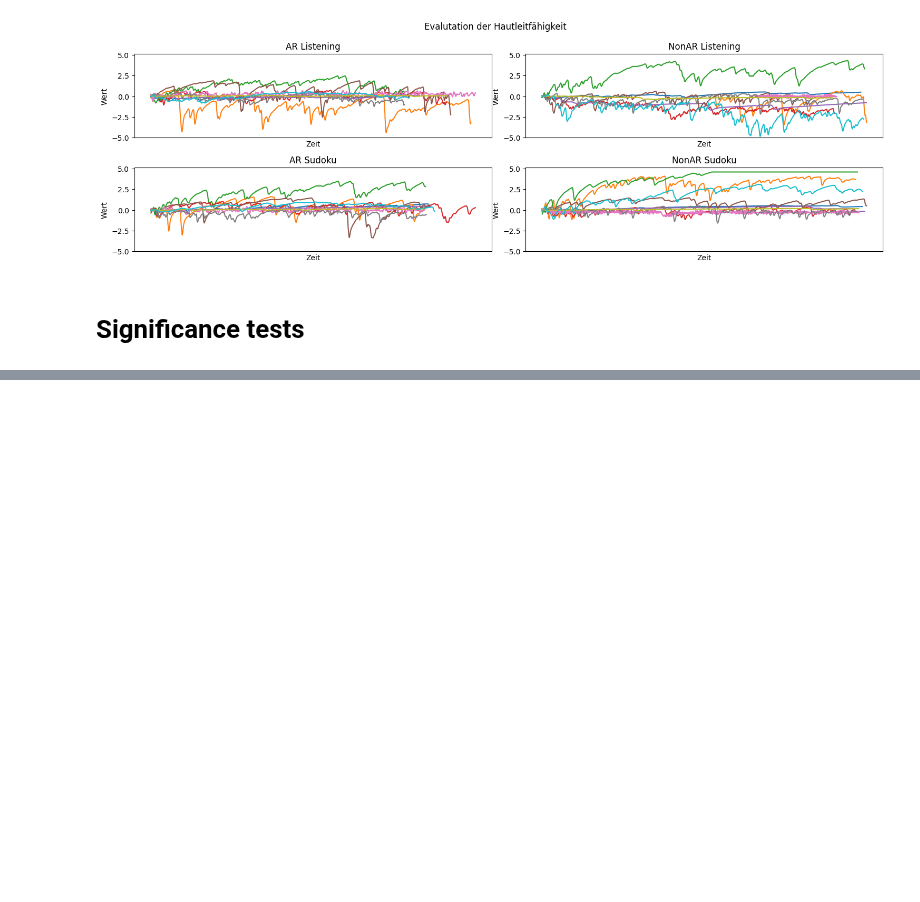
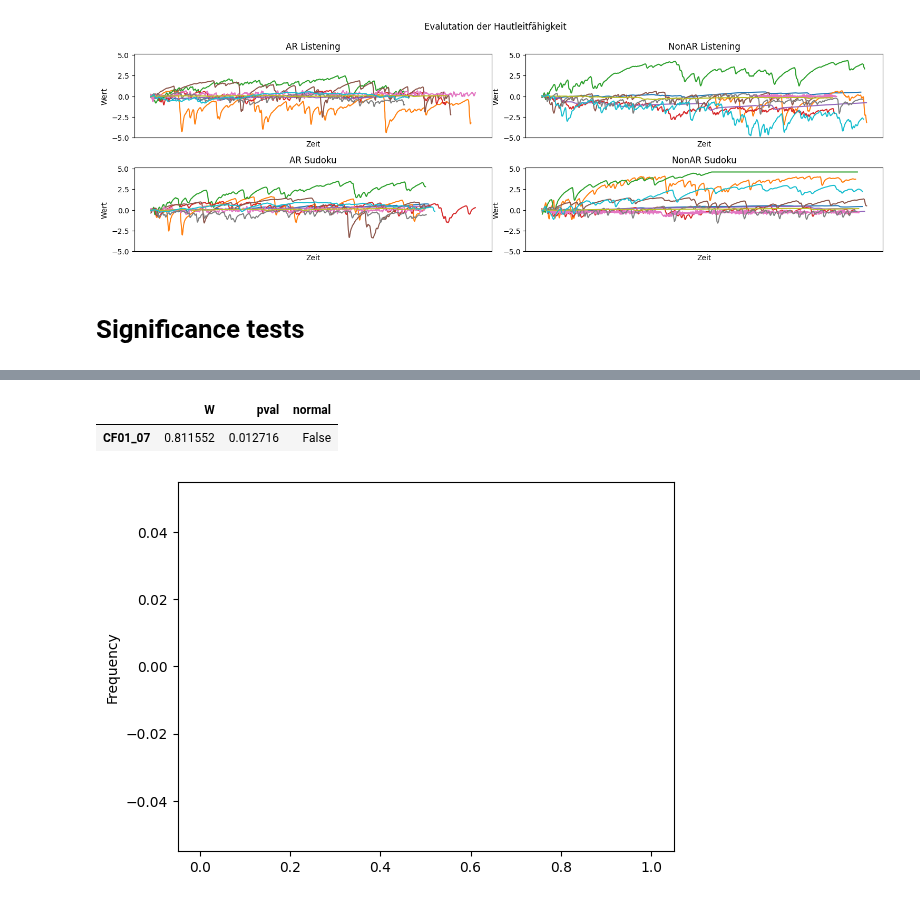
Before and after one commit to BrunoBerger/Zen-Office, a Jupyter notebook: Auswertung/plots.ipynb, the cells around one changed output, grey strips where cells are left out. Cells and saved outputs as stored; diff of their text form; code cells hidden in the pictures; blank space fills up the shorter version.

```diff
--- a/Auswertung/plots.ipynb
+++ b/Auswertung/plots.ipynb
@@ -450,0 +457,12 @@ results.sort_values(by="p-val", ascending=True).head(10)
+# %%
+# Normality and diff test
+key = "CF01_07"
+diff = ARFirsts[key] - NonARFirsts[key]
+diff.plot(kind="hist")
+
+pg.normality(df[key])
+#idk why this does not work. its like in the slides
+# %% [output]
+|  | W | pval | normal |
+| CF01_07 | 0.811552 | 0.012716 | False |
+[figure, added]
```
Also changed, not shown: parts of 1 cell of this notebook.
